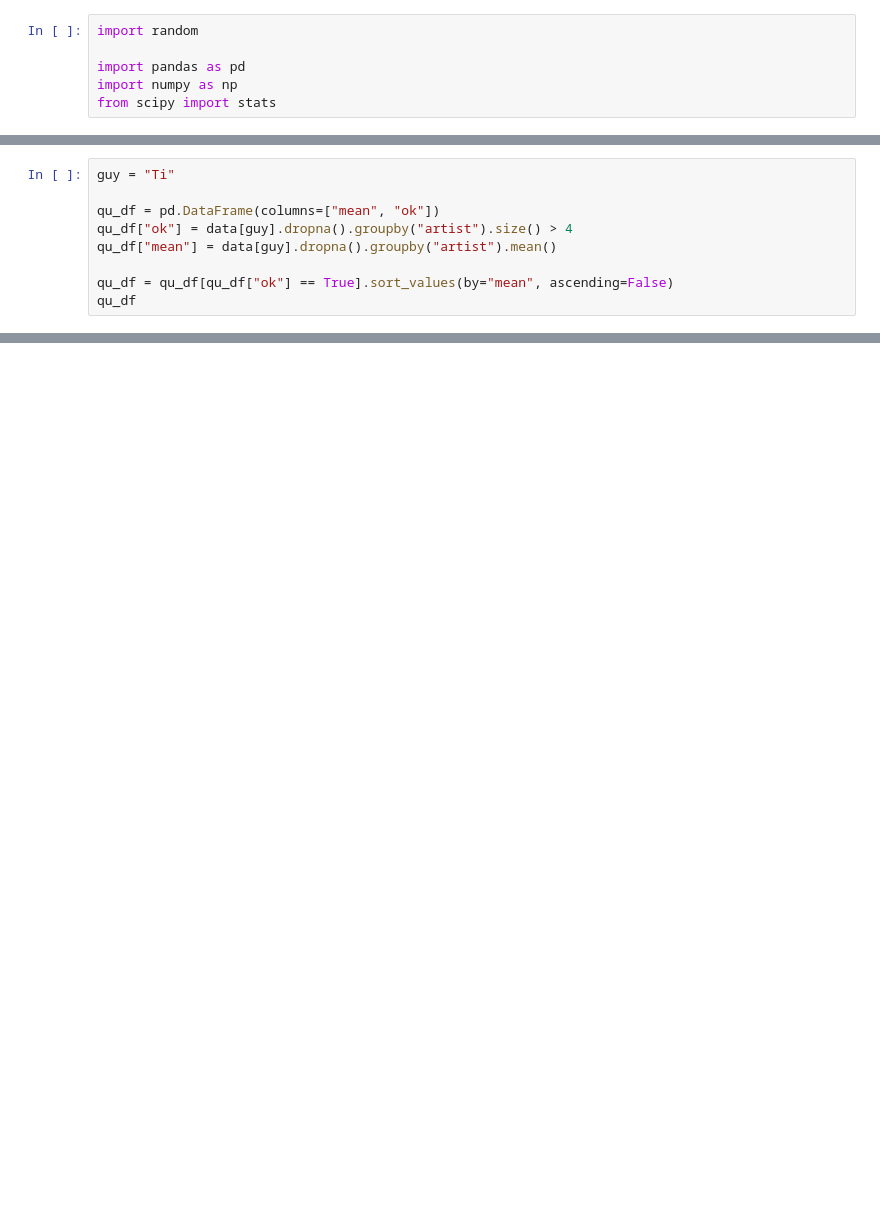
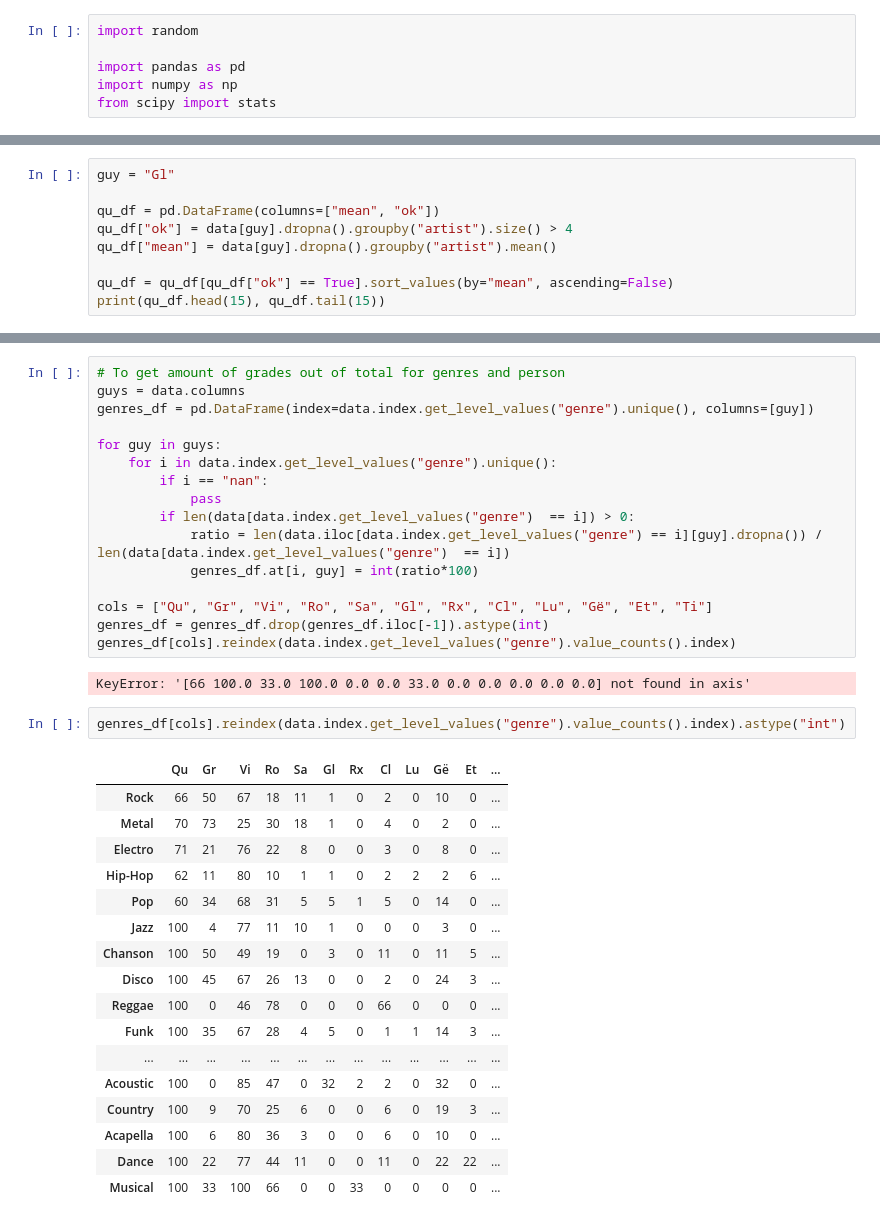
Before and after one commit to QuVil/mon-bot-le-dj, a Jupyter notebook: prototyping/artists.ipynb, the cells around one changed output, grey strips where cells are left out. Saved outputs shown, nothing was run; the diff lists cells and outputs as text; blank space fills up the shorter version.

```diff
--- a/prototyping/artists.ipynb
+++ b/prototyping/artists.ipynb
@@ -34,10 +34,10 @@ data
 # %%
-guy = "Ti"
+guy = "Gl"
 
 qu_df = pd.DataFrame(columns=["mean", "ok"])
 qu_df["ok"] = data[guy].dropna().groupby("artist").size() > 4
 qu_df["mean"] = data[guy].dropna().groupby("artist").mean()
 
 qu_df = qu_df[qu_df["ok"] == True].sort_values(by="mean", ascending=False)
-qu_df
+print(qu_df.head(15), qu_df.tail(15))
 # %% [output]
@@ -79,0 +76,38 @@ data.merge(data["Qu"].groupby("artist").size() > 5, on="artist")
+# %%
+# To get amount of grades out of total for genres and person
+guys = data.columns
+genres_df = pd.DataFrame(index=data.index.get_level_values("genre").unique(), columns=[guy])
+
+for guy in guys:
+    for i in data.index.get_level_values("genre").unique():
+        if i == "nan":
+            pass
+        if len(data[data.index.get_level_values("genre")  == i]) > 0:
+            ratio = len(data.iloc[data.index.get_level_values("genre") == i][guy].dropna()) / len(data[data.index.get_level_values("genre")  == i])
+            genres_df.at[i, guy] = int(ratio*100)
+
+cols = ["Qu", "Gr", "Vi", "Ro", "Sa", "Gl", "Rx", "Cl", "Lu", "Gë", "Et", "Ti"]
+genres_df = genres_df.drop(genres_df.iloc[-1]).astype(int)
+genres_df[cols].reindex(data.index.get_level_values("genre").value_counts().index)
+# %% [output]
+KeyError: '[66 100.0 33.0 100.0 0.0 0.0 33.0 0.0 0.0 0.0 0.0 0.0] not found in axis'
+# %%
+genres_df[cols].reindex(data.index.get_level_values("genre").value_counts().index).astype("int")
+# %% [output]
+|  | Qu | Gr | Vi | Ro | Sa | Gl | Rx | Cl | Lu | Gë | Et | ... |
+| Rock | 66 | 50 | 67 | 18 | 11 | 1 | 0 | 2 | 0 | 10 | 0 | ... |
+| Metal | 70 | 73 | 25 | 30 | 18 | 1 | 0 | 4 | 0 | 2 | 0 | ... |
+| Electro | 71 | 21 | 76 | 22 | 8 | 0 | 0 | 3 | 0 | 8 | 0 | ... |
+| Hip-Hop | 62 | 11 | 80 | 10 | 1 | 1 | 0 | 2 | 2 | 2 | 6 | ... |
+| Pop | 60 | 34 | 68 | 31 | 5 | 5 | 1 | 5 | 0 | 14 | 0 | ... |
+| Jazz | 100 | 4 | 77 | 11 | 10 | 1 | 0 | 0 | 0 | 3 | 0 | ... |
+| Chanson | 100 | 50 | 49 | 19 | 0 | 3 | 0 | 11 | 0 | 11 | 5 | ... |
+| Disco | 100 | 45 | 67 | 26 | 13 | 0 | 0 | 2 | 0 | 24 | 3 | ... |
+| Reggae | 100 | 0 | 46 | 78 | 0 | 0 | 0 | 66 | 0 | 0 | 0 | ... |
+| Funk | 100 | 35 | 67 | 28 | 4 | 5 | 0 | 1 | 1 | 14 | 3 | ... |
+| ... | ... | ... | ... | ... | ... | ... | ... | ... | ... | ... | ... | ... |
+| Acoustic | 100 | 0 | 85 | 47 | 0 | 32 | 2 | 2 | 0 | 32 | 0 | ... |
+| Country | 100 | 9 | 70 | 25 | 6 | 0 | 0 | 6 | 0 | 19 | 3 | ... |
+| Acapella | 100 | 6 | 80 | 36 | 3 | 0 | 0 | 6 | 0 | 10 | 0 | ... |
+| Dance | 100 | 22 | 77 | 44 | 11 | 0 | 0 | 11 | 0 | 22 | 22 | ... |
+| Musical | 100 | 33 | 100 | 66 | 0 | 0 | 33 | 0 | 0 | 0 | 0 | ... |
```
Also changed, not shown: parts of 6 cells of this notebook, 7 other files.
